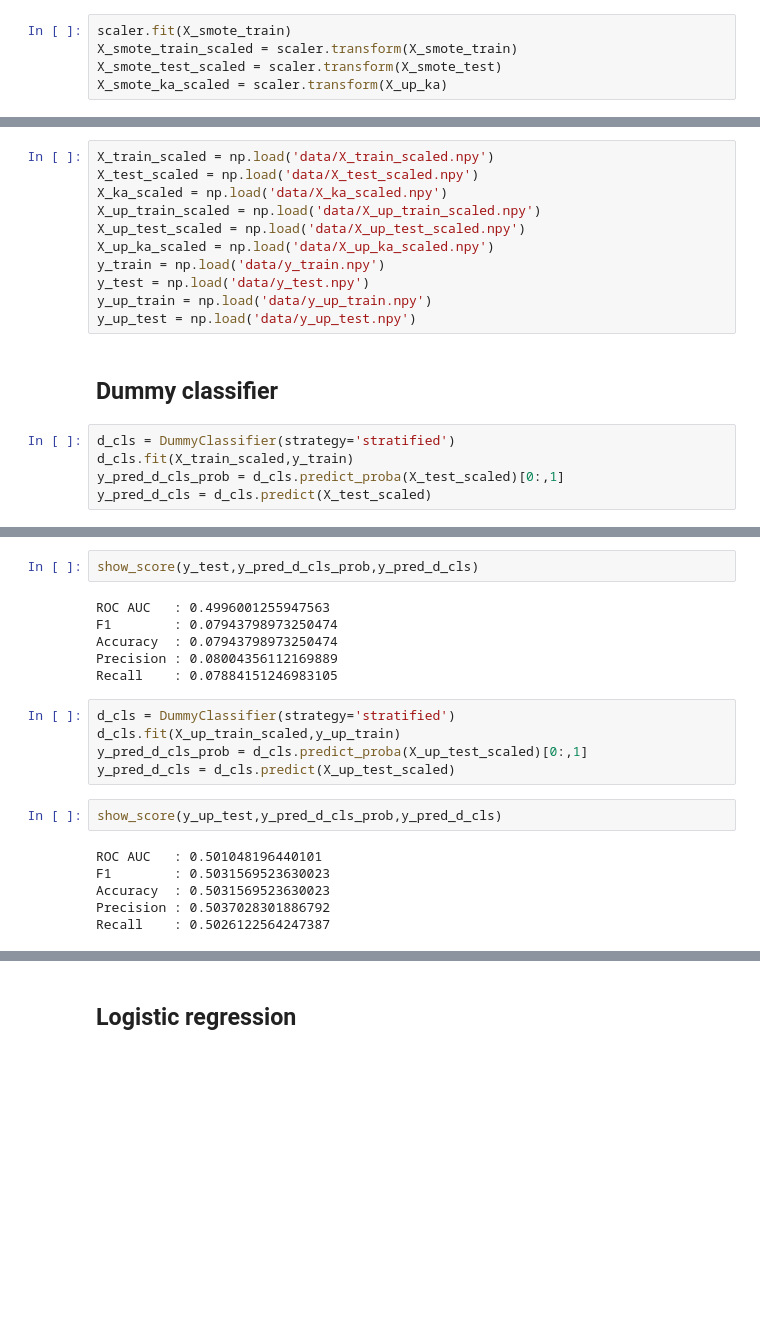
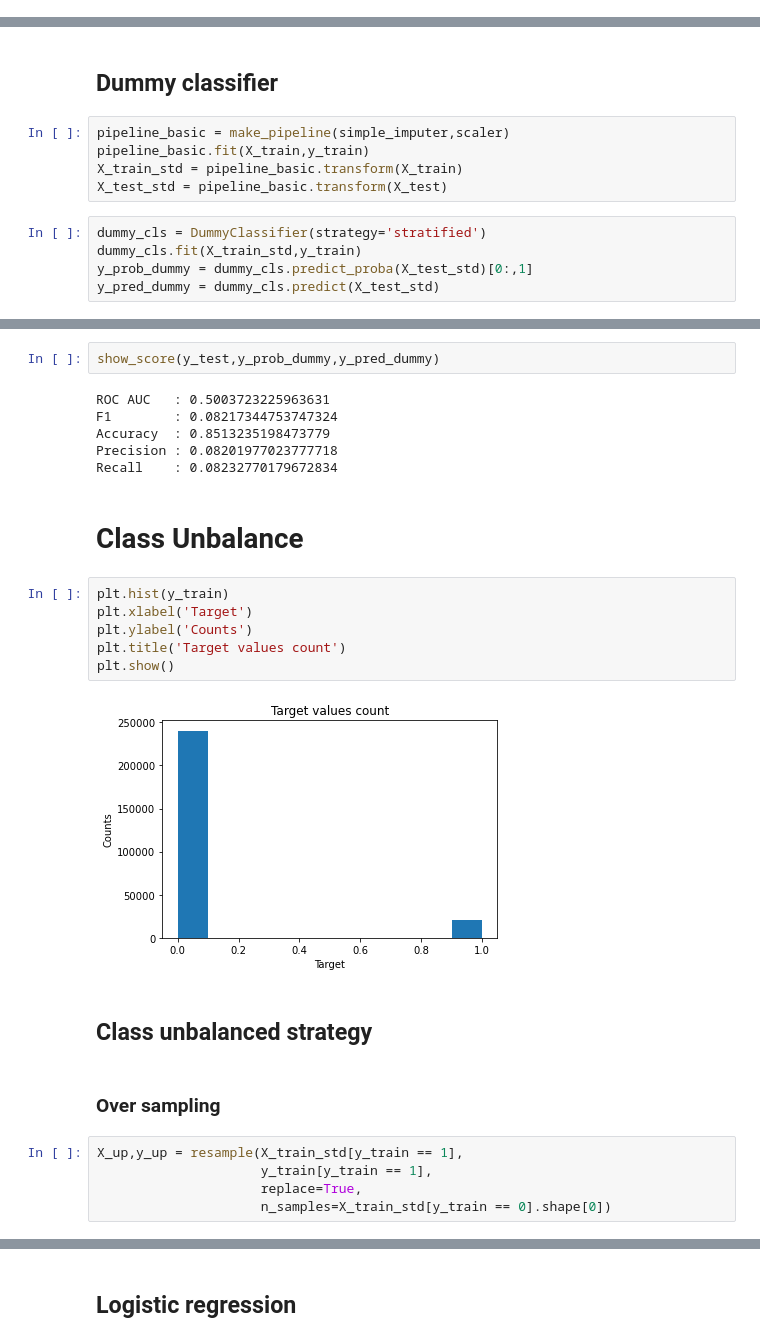
Before and after one commit to yhereng/OpenClassrooms, a Jupyter notebook: OC-P4/Projet 4 - Construisez un modèle de scoring.ipynb, the cells around one changed output, grey strips where cells are left out. Saved outputs shown, nothing was run; the diff lists cells and outputs as text; blank space fills up the shorter version.

Commit message:
added pipelines

```diff
--- a/OC-P4/Projet 4 - Construisez un modèle de scoring.ipynb
+++ b/OC-P4/Projet 4 - Construisez un modèle de scoring.ipynb
@@ -467,5 +353,0 @@ X_up_ka_scaled = scaler.transform(X_up_ka)
-# %%
-scaler.fit(X_smote_train)
-X_smote_train_scaled = scaler.transform(X_smote_train)
-X_smote_test_scaled = scaler.transform(X_smote_test)
-X_smote_ka_scaled = scaler.transform(X_up_ka)
@@ -484,18 +354,12 @@ np.save('data/y_up_test',y_up_test)
-# %%
-X_train_scaled = np.load('data/X_train_scaled.npy')
-X_test_scaled = np.load('data/X_test_scaled.npy')
-X_ka_scaled = np.load('data/X_ka_scaled.npy')
-X_up_train_scaled = np.load('data/X_up_train_scaled.npy')
-X_up_test_scaled = np.load('data/X_up_test_scaled.npy')
-X_up_ka_scaled = np.load('data/X_up_ka_scaled.npy')
-y_train = np.load('data/y_train.npy')
-y_test = np.load('data/y_test.npy')
-y_up_train = np.load('data/y_up_train.npy')
-y_up_test = np.load('data/y_up_test.npy')
 # %% [markdown]
 ## Dummy classifier
+# %%
+pipeline_basic = make_pipeline(simple_imputer,scaler)
+pipeline_basic.fit(X_train,y_train)
+X_train_std = pipeline_basic.transform(X_train)
+X_test_std = pipeline_basic.transform(X_test)
 # %%
-d_cls = DummyClassifier(strategy='stratified')
-d_cls.fit(X_train_scaled,y_train)
-y_pred_d_cls_prob = d_cls.predict_proba(X_test_scaled)[0:,1]
-y_pred_d_cls = d_cls.predict(X_test_scaled)
+dummy_cls = DummyClassifier(strategy='stratified')
+dummy_cls.fit(X_train_std,y_train)
+y_prob_dummy = dummy_cls.predict_proba(X_test_std)[0:,1]
+y_pred_dummy = dummy_cls.predict(X_test_std)
@@ -514,21 +366,27 @@ def show_score(y_test,y_pred_d_cls_prob,y_pred_d_cls):
 # %%
-show_score(y_test,y_pred_d_cls_prob,y_pred_d_cls)
+show_score(y_test,y_prob_dummy,y_pred_dummy)
 # %% [output]
-ROC AUC   : 0.4996001255947563
-F1        : 0.07943798973250474
-Accuracy  : 0.07943798973250474
-Precision : 0.08004356112169889
-Recall    : 0.07884151246983105
+ROC AUC   : 0.5003723225963631
+F1        : 0.08217344753747324
+Accuracy  : 0.8513235198473779
+Precision : 0.08201977023777718
+Recall    : 0.08232770179672834
-# %%
-d_cls = DummyClassifier(strategy='stratified')
-d_cls.fit(X_up_train_scaled,y_up_train)
-y_pred_d_cls_prob = d_cls.predict_proba(X_up_test_scaled)[0:,1]
-y_pred_d_cls = d_cls.predict(X_up_test_scaled)
-# %%
-show_score(y_up_test,y_pred_d_cls_prob,y_pred_d_cls)
-# %% [output]
-ROC AUC   : 0.501048196440101
-F1        : 0.5031569523630023
-Accuracy  : 0.5031569523630023
-Precision : 0.5037028301886792
-Recall    : 0.5026122564247387
+# %% [markdown]
+# Class Unbalance
+# %%
+plt.hist(y_train)
+plt.xlabel('Target')
+plt.ylabel('Counts')
+plt.title('Target values count')
+plt.show()
+# %% [output]
+[figure, added]
+# %% [markdown]
+## Class unbalanced strategy
+# %% [markdown]
+### Over sampling
+# %%
+X_up,y_up = resample(X_train_std[y_train == 1],
+                     y_train[y_train == 1],
+                     replace=True,
+                     n_samples=X_train_std[y_train == 0].shape[0])
```
Also changed, not shown: parts of 154 cells of this notebook.
